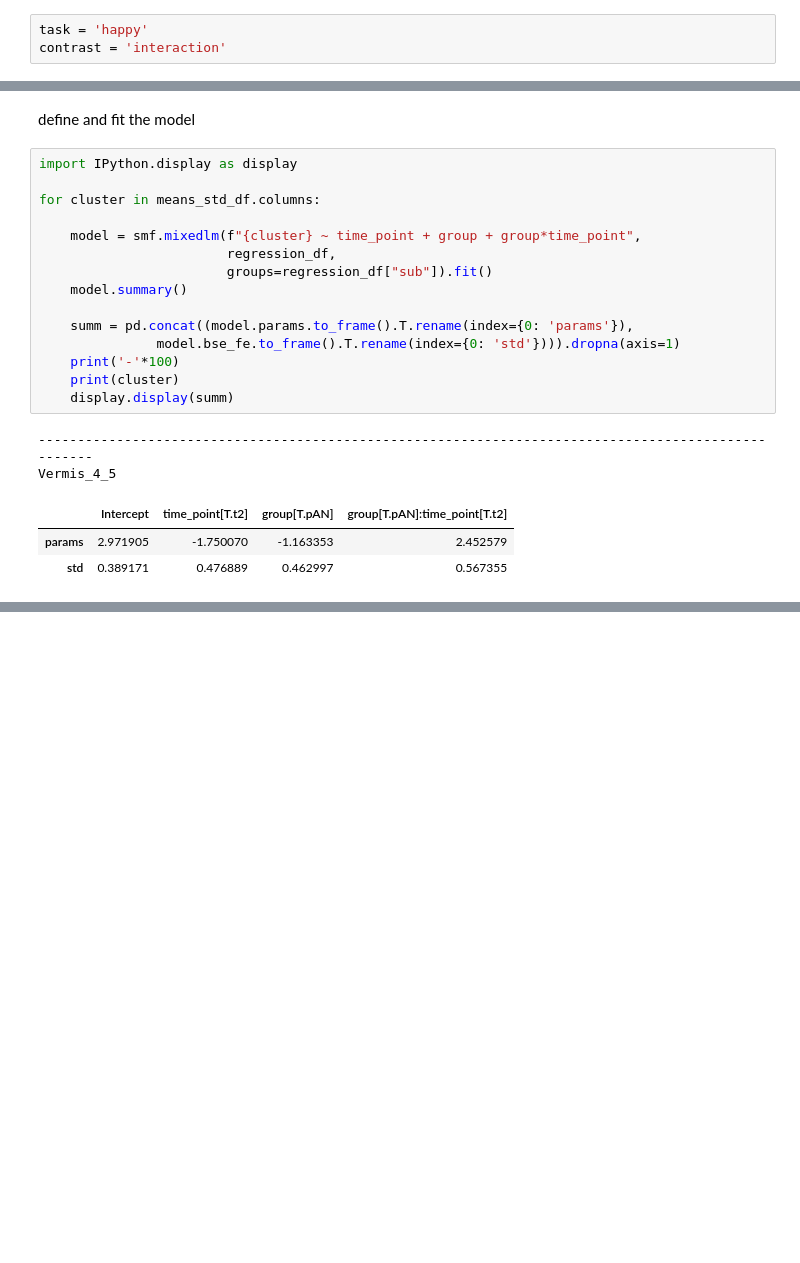
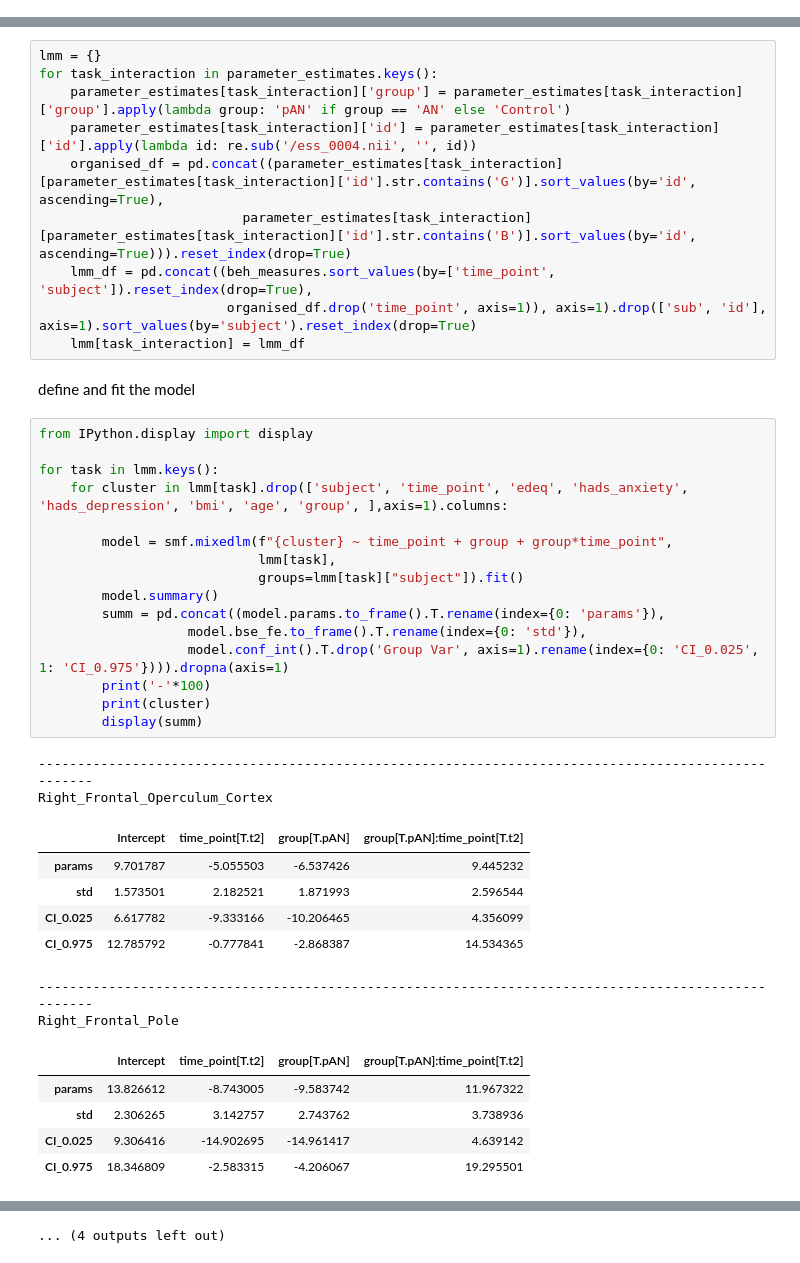
Before and after one commit to WMDA/socio-emotion-cognition, a Jupyter notebook: task_fmri/results/2ndlevel/cluster_analysis.ipynb, the cells around one changed output, grey strips where cells are left out. Saved outputs shown, nothing was run; the diff lists cells and outputs as text; blank space fills up the shorter version.

```diff
--- a/task_fmri/results/2ndlevel/cluster_analysis.ipynb
+++ b/task_fmri/results/2ndlevel/cluster_analysis.ipynb
@@ -16,6 +19,3 @@ Change task and contrast to examine clusters
-# %%
-task = 'happy'
-contrast = 'interaction'
 # %% [markdown]
 Read in images and get parameter estimates
 # %%
@@ -108,23 +161,43 @@ regression_df['group'] = regression_df['group'].apply(lambda group: 'pAN' if gro
+# %%
+lmm = {}
+for task_interaction in parameter_estimates.keys():
+    parameter_estimates[task_interaction]['group'] = parameter_estimates[task_interaction]['group'].apply(lambda group: 'pAN' if group == 'AN' else 'Control')
+    parameter_estimates[task_interaction]['id'] = parameter_estimates[task_interaction]['id'].apply(lambda id: re.sub('/ess_0004.nii', '', id))
+    organised_df = pd.concat((parameter_estimates[task_interaction][parameter_estimates[task_interaction]['id'].str.contains('G')].sort_values(by='id', ascending=True),
+                          parameter_estimates[task_interaction][parameter_estimates[task_interaction]['id'].str.contains('B')].sort_values(by='id', ascending=True))).reset_index(drop=True)
+    lmm_df = pd.concat((beh_measures.sort_values(by=['time_point', 'subject']).reset_index(drop=True),
+                        organised_df.drop('time_point', axis=1)), axis=1).drop(['sub', 'id'], axis=1).sort_values(by='subject').reset_index(drop=True)
+    lmm[task_interaction] = lmm_df
 # %% [markdown]
 define and fit the model
 # %%
-import IPython.display as display
+from IPython.display import display
 
-for cluster in means_std_df.columns:
+for task in lmm.keys():
+    for cluster in lmm[task].drop(['subject', 'time_point', 'edeq', 'hads_anxiety', 'hads_depression', 'bmi', 'age', 'group', ],axis=1).columns:
 
-    model = smf.mixedlm(f"{cluster} ~ time_point + group + group*time_point",
-                        regression_df,
-                        groups=regression_df["sub"]).fit()
-    model.summary()
-
-    summ = pd.concat((model.params.to_frame().T.rename(index={0: 'params'}),
-               model.bse_fe.to_frame().T.rename(index={0: 'std'}))).dropna(axis=1)
-    print('-'*100)
-    print(cluster)
-    display.display(summ)
+        model = smf.mixedlm(f"{cluster} ~ time_point + group + group*time_point",
+                            lmm[task],
+                            groups=lmm[task]["subject"]).fit()
+        model.summary()
+        summ = pd.concat((model.params.to_frame().T.rename(index={0: 'params'}),
+                   model.bse_fe.to_frame().T.rename(index={0: 'std'}),
+                   model.conf_int().T.drop('Group Var', axis=1).rename(index={0: 'CI_0.025', 1: 'CI_0.975'}))).dropna(axis=1)
+        print('-'*100)
+        print(cluster)
+        display(summ)
 # %% [output]
 ----------------------------------------------------------------------------------------------------
-Vermis_4_5
+Right_Frontal_Operculum_Cortex
 |  | Intercept | time_point[T.t2] | group[T.pAN] | group[T.pAN]:time_point[T.t2] |
-| params | 2.971905 | -1.750070 | -1.163353 | 2.452579 |
-| std | 0.389171 | 0.476889 | 0.462997 | 0.567355 |
+| params | 9.701787 | -5.055503 | -6.537426 | 9.445232 |
+| std | 1.573501 | 2.182521 | 1.871993 | 2.596544 |
+| CI_0.025 | 6.617782 | -9.333166 | -10.206465 | 4.356099 |
+| CI_0.975 | 12.785792 | -0.777841 | -2.868387 | 14.534365 |
+----------------------------------------------------------------------------------------------------
+Right_Frontal_Pole
+|  | Intercept | time_point[T.t2] | group[T.pAN] | group[T.pAN]:time_point[T.t2] |
+| params | 13.826612 | -8.743005 | -9.583742 | 11.967322 |
+| std | 2.306265 | 3.142757 | 2.743762 | 3.738936 |
+| CI_0.025 | 9.306416 | -14.902695 | -14.961417 | 4.639142 |
+| CI_0.975 | 18.346809 | -2.583315 | -4.206067 | 19.295501 |
@@ -130,0 +232 @@ Vermis_4_5
+... (4 outputs left out)
```
Also changed, not shown: parts of 17 cells of this notebook, 1 other file.
